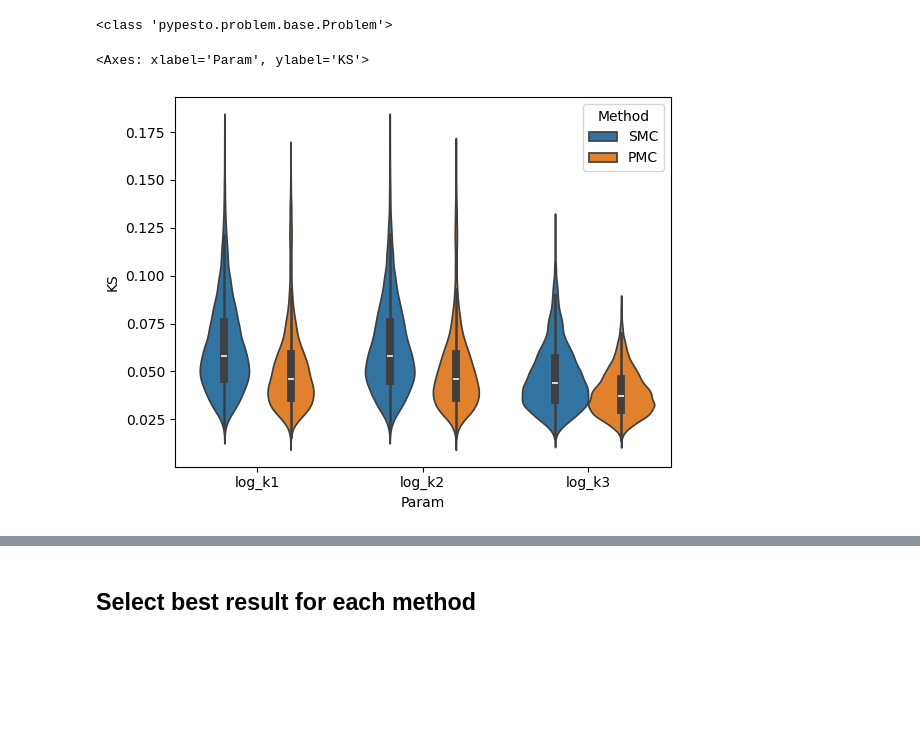
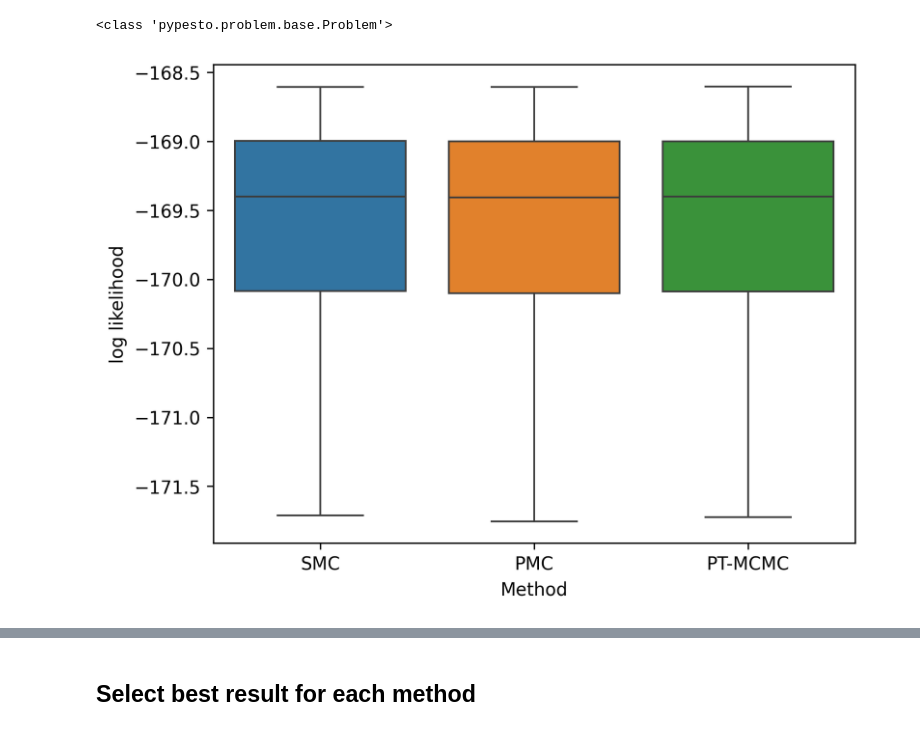
Before and after one commit to LarkinIt/BayesianBenchmark, a Jupyter notebook: compare_methods.ipynb, the cells around one changed output, grey strips where cells are left out. Drawn from its saved outputs; the diff is of its cells as text; code cells hidden in the pictures; blank space fills up the shorter version.

Commit message:
Added plots comparing LLH without outliers

```diff
--- a/compare_methods.ipynb
+++ b/compare_methods.ipynb
@@ -130,7 +132,7 @@ class MethodResults:
 		return ks_matrix, pval_matrix
 # %%
 prob_name = "Michaelis_Menten"
-methods = ["smc", "pmc"]#, "ptmcmc"]
+methods = ["smc", "pmc", "ptmcmc"]
 
 mod_prob = ModelProblem(prob_name)
 mod_prob.initialize()
@@ -149,6 +151,16 @@ for method, group_obj in zip(methods, grouped_results):
 print(type(mod_prob.problem))
 # %% [output]
 <class 'pypesto.problem.base.Problem'>
+# %%
+plt.figure(dpi=300)
+llhs = np.array([x.get_llhs().flatten() for x in grouped_results])
+#llhs[llhs<-20000] = -7500
+llh_df = pd.DataFrame(columns=methods, data=llhs.T)
+sns.boxplot(llh_df, showfliers=False)
+plt.xticks(range(len(methods)), [x.abbr for x in grouped_results])
+plt.xlabel("Method"); plt.ylabel("log likelihood");
+# %% [output]
+[figure, added]
 # %%
 fit_par_names = mod_prob.problem.x_names
 all_ks_stats=[]
@@ -167,9 +179,6 @@ for i, name in enumerate(fit_par_names):
 ks_df = ks_df.drop(ks_df[ks_df["KS"] == 0].index)
 
 sns.violinplot(data=ks_df, x="Param", y="KS", hue="Method")
-# %% [output]
-<Axes: xlabel='Param', ylabel='KS'>
-[figure, removed]
 # %%
 plt.figure(dpi=300)
 calls = np.array([x.get_fun_calls() for x in grouped_results])
```
Also changed, not shown: parts of 11 cells of this notebook.
